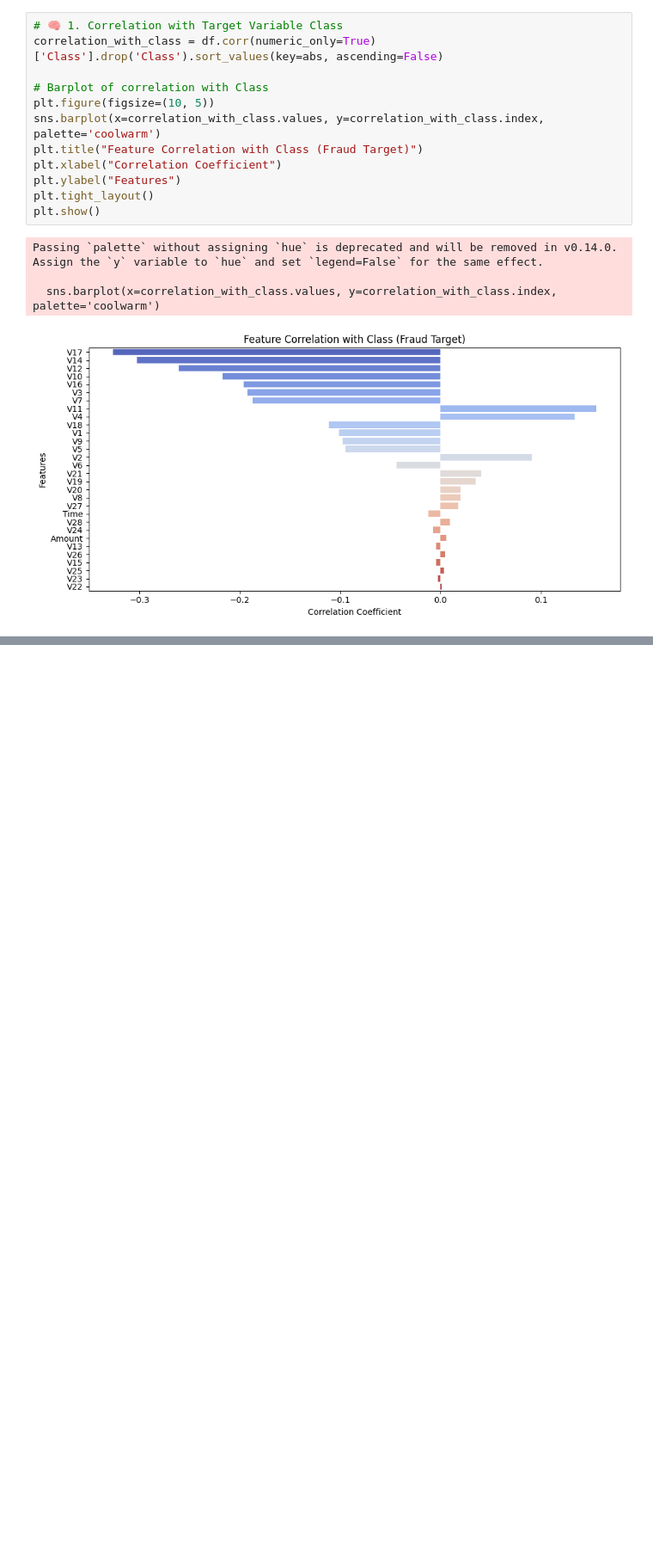
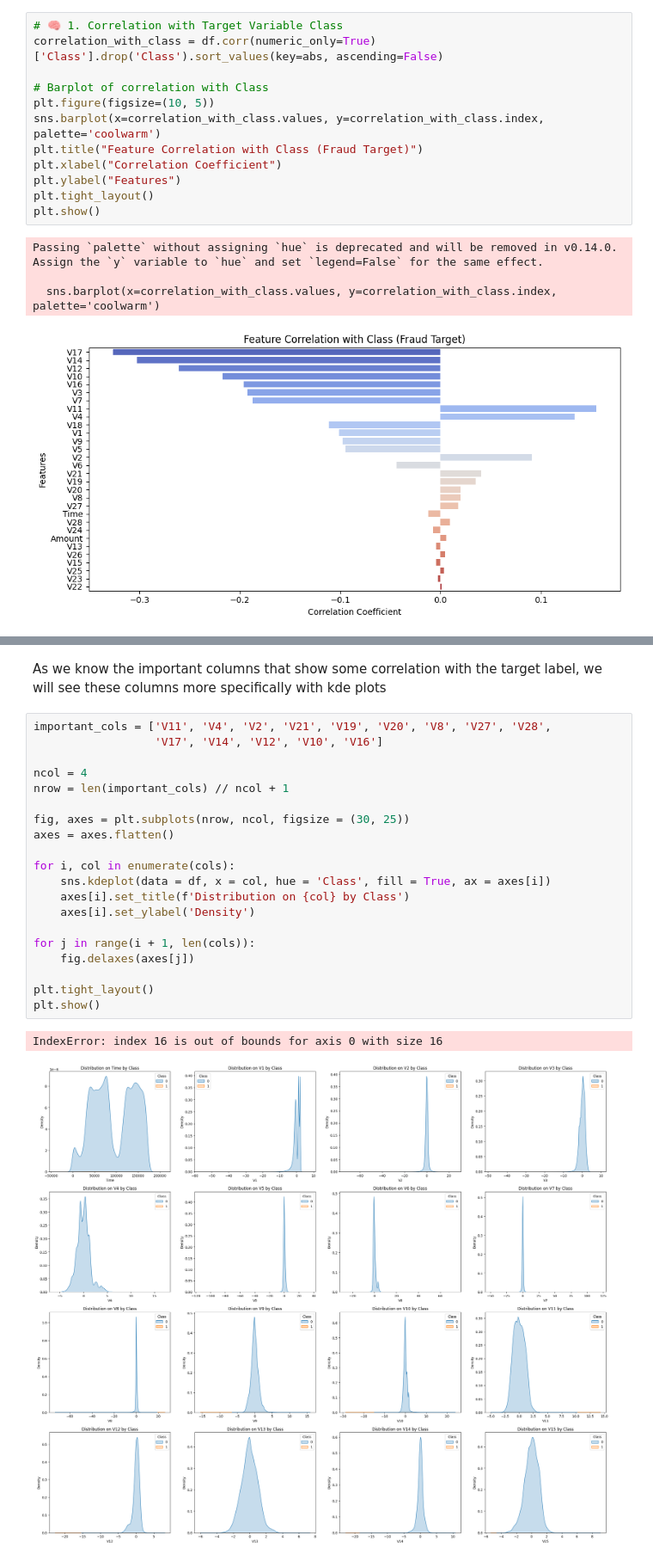
Before and after one commit to stevokwon/aws-fraud-detection, a Jupyter notebook: notebooks/01_eda.ipynb, the cells around one changed output, grey strips where cells are left out. Shown at 86% size. Drawn from its saved outputs; the diff is of its cells as text; blank space fills up the shorter version.

```diff
--- a/notebooks/01_eda.ipynb
+++ b/notebooks/01_eda.ipynb
@@ -198,0 +234,25 @@ Passing `palette` without assigning `hue` is deprecated and will be removed in v
+# %% [markdown]
+As we know the important columns that show some correlation with the target label, we will see these columns more specifically with kde plots
+# %%
+important_cols = ['V11', 'V4', 'V2', 'V21', 'V19', 'V20', 'V8', 'V27', 'V28',
+                  'V17', 'V14', 'V12', 'V10', 'V16']
+
+ncol = 4
+nrow = len(important_cols) // ncol + 1
+
+fig, axes = plt.subplots(nrow, ncol, figsize = (30, 25))
+axes = axes.flatten()
+
+for i, col in enumerate(cols):
+    sns.kdeplot(data = df, x = col, hue = 'Class', fill = True, ax = axes[i])
+    axes[i].set_title(f'Distribution on {col} by Class')
+    axes[i].set_ylabel('Density')
+
+for j in range(i + 1, len(cols)):
+    fig.delaxes(axes[j])
+
+plt.tight_layout()
+plt.show()
+# %% [output]
+IndexError: index 16 is out of bounds for axis 0 with size 16
+[figure, added]
```
Also changed, not shown: parts of 2 cells of this notebook, 1 other file.
